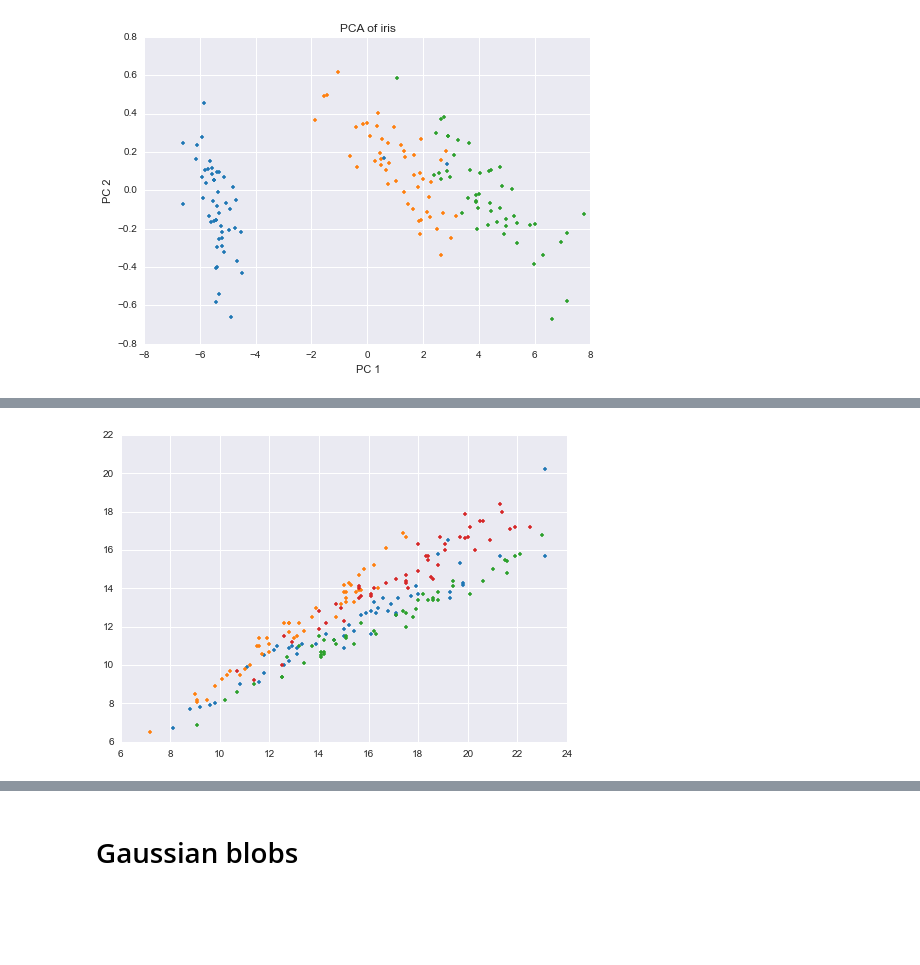
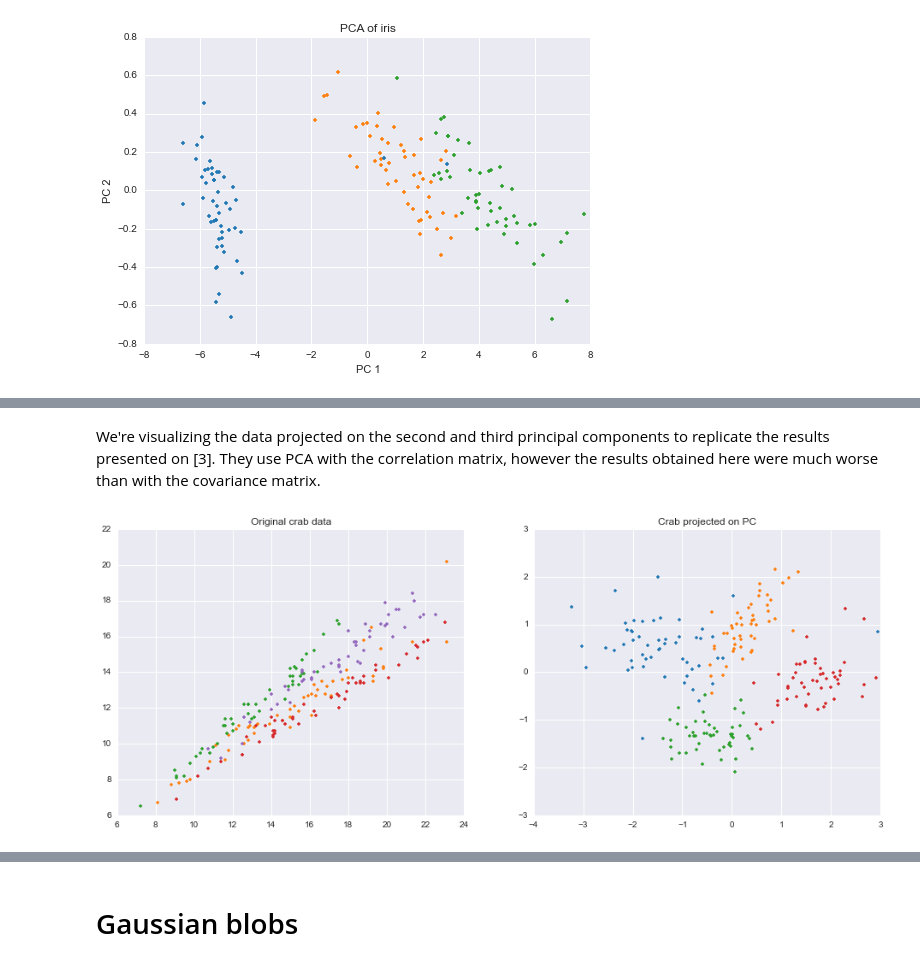
Before and after one commit to diogo-aos/QCThesis, a Jupyter notebook: notebooks/Horn.ipynb, the cells around one changed output, grey strips where cells are left out. Drawn from its saved outputs; the diff is of its cells as text; code cells hidden in the pictures; blank space fills up the shorter version.

Commit message:
More documentation in Horn notebook. More changed in Horn functions.

```diff
--- a/notebooks/Horn.ipynb
+++ b/notebooks/Horn.ipynb
@@ -154,11 +145,11 @@ TypeError: tuple indices must be integers, not tuple
 # %%
-sigma=0.75
+sigma=0.9
 steps=80
 
-irisD,V,E=HornAlg.graddesc(nirisData,sigma=sigma,steps=steps)
+irisD,iV,iE=HornAlg.graddesc(nirisData,sigma=sigma,steps=steps)
 # %%
 dist=4
-irisClustering=HornAlg.fineCluster2(irisD,V,dist)
+irisClustering=HornAlg.fineCluster(irisD,dist)
 #irisClustering=fineCluster2(irisD,V,dist)
 print 'num. of clusters=',max(irisClustering)
 
@@ -198,3 +188,0 @@ errors cmp= 25
-# %%
-for i in range(irisData.shape[0]):
-    plt.plot(nirisData[i,0],nirisData[i,1],marker='.',c=tableau20[int(irisAssign[i])-1]*2)
@@ -215,16 +205,26 @@ if crabsNormalize:
 ncrabsData=crabsData
 pca=sklearn.decomposition.PCA(whiten=False)
 if crabsPCA:
-    ncrabsData=pca.fit_transform(ncrabsData)
+    #ncrabsData=pca.fit_transform(ncrabsData)
     ncrabsData, eVec,eVal=HornAlg.pcaFun(ncrabsData,type='cov',whiten=True)
 #real assignment
-crabsAssign=np.zeros(200)
-crabsAssign[50:99]=1
-crabsAssign[100:149]=2
-crabsAssign[150:199]=3
+crabsAssign=np.ones(200)
+crabsAssign[50:99]=2
+crabsAssign[100:149]=3
+crabsAssign[150:199]=4
+# %% [markdown]
+We're visualizing the data projected on the second and third principal components to replicate the results presented on [3]. They use PCA with the correlation matrix, however the results obtained here were much worse than with the covariance matrix.
 # %%
-cFig1=plt.figure()
+cFig1=plt.figure(figsize=(16,6))
+cF1Ax1=cFig1.add_subplot(1,2,1)
+cF1Ax2=cFig1.add_subplot(1,2,2)
+
+cF1Ax1.set_title('Original crab data')
 for i in range(len(crabsAssign)):
-    plt.plot(crabsData[i,0],crabsData[i,1],marker='.',c=tableau20[int(crabsAssign[i])*2])
+    cF1Ax1.plot(crabsData[i,0],crabsData[i,1],marker='.',c=tableau20[int(crabsAssign[i])*2])
+
+cF1Ax2.set_title('Crab projected on PC')
+for i in range(len(crabsAssign)):
+    cF1Ax2.plot(ncrabsData[i,1],ncrabsData[i,2],marker='.',c=tableau20[int(crabsAssign[i]-1)*2])
 # %% [output]
-[figure, old version]
+[figure, new version]
```
Also changed, not shown: parts of 26 cells of this notebook, 5 other files.
